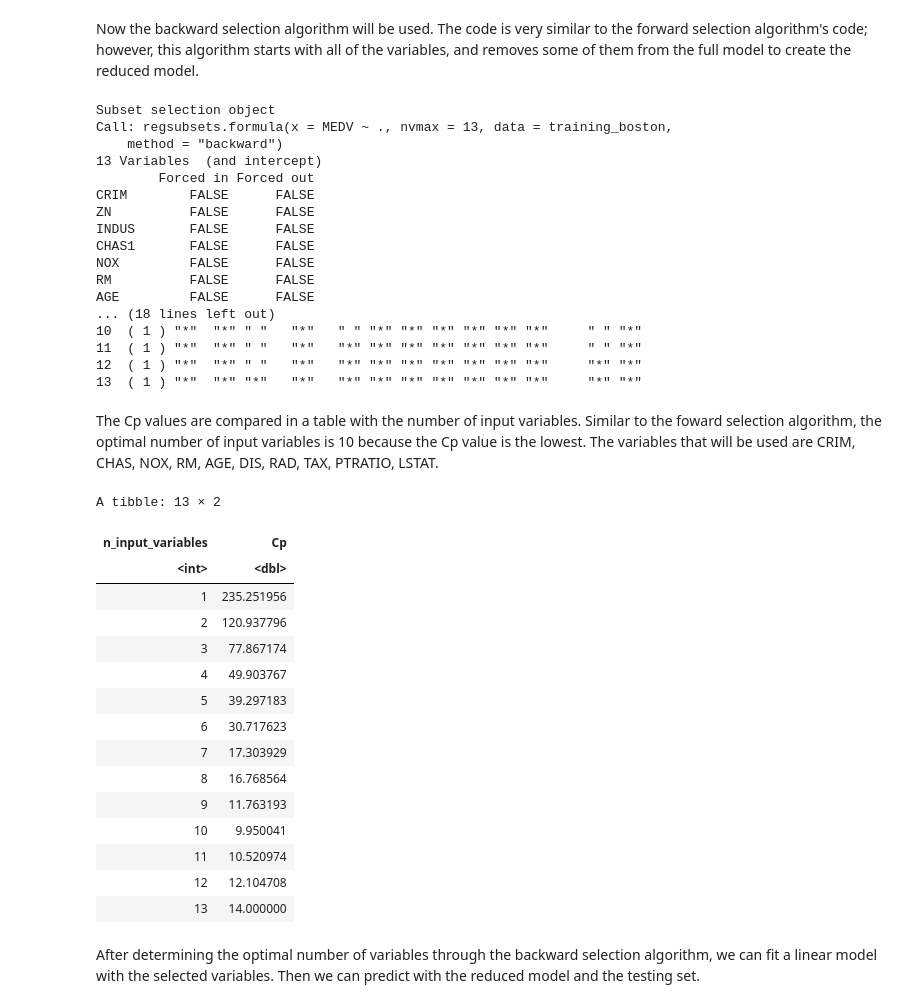
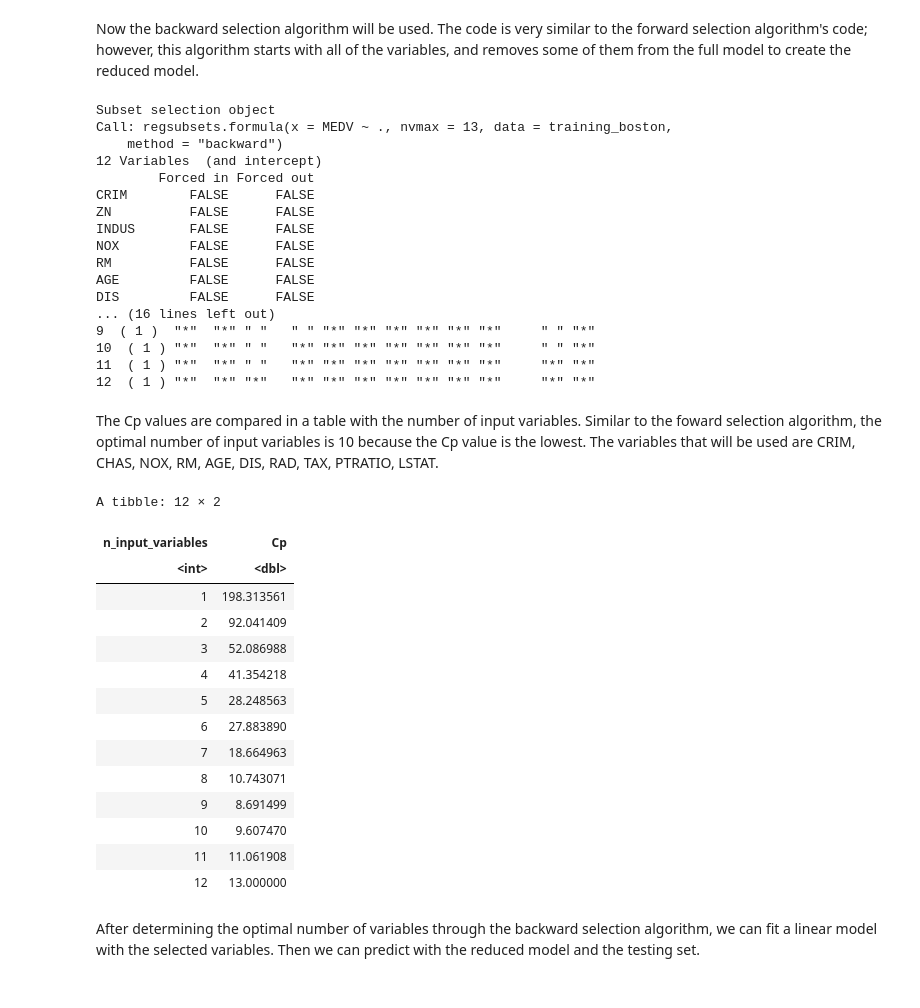
Before and after one commit to tanaytk21/stat301, a Jupyter notebook: Group_Project.ipynb, the cells around one changed output. Cells and saved outputs as stored; diff of their text form; code cells hidden in the pictures.

```diff
--- a/Group_Project.ipynb
+++ b/Group_Project.ipynb
@@ -98 +138,3 @@ A tibble: 6 × 14
+# %%
+boston_data <- boston_data %>% select(-CHAS)
 # %% [markdown]
@@ -100,6 +142,5 @@ The dataset has missing entries (NA) which we will remove from the dataset. The
 # %%
 boston_data <- na.omit(boston_data)
-boston_data$CHAS <- as.factor(boston_data$CHAS)
 # %% [markdown]
 ## 3. Method
 # %% [markdown]
@@ -242,45 +282,44 @@ boston_backward_sel
 Subset selection object
 Call: regsubsets.formula(x = MEDV ~ ., nvmax = 13, data = training_boston,
     method = "backward")
-13 Variables  (and intercept)
+12 Variables  (and intercept)
         Forced in Forced out
 CRIM        FALSE      FALSE
 ZN          FALSE      FALSE
 INDUS       FALSE      FALSE
-CHAS1       FALSE      FALSE
 NOX         FALSE      FALSE
 RM          FALSE      FALSE
 AGE         FALSE      FALSE
-... (18 lines left out)
-10  ( 1 ) "*"  "*" " "   "*"   " " "*" "*" "*" "*" "*" "*"     " " "*"
-11  ( 1 ) "*"  "*" " "   "*"   "*" "*" "*" "*" "*" "*" "*"     " " "*"
-12  ( 1 ) "*"  "*" " "   "*"   "*" "*" "*" "*" "*" "*" "*"     "*" "*"
-13  ( 1 ) "*"  "*" "*"   "*"   "*" "*" "*" "*" "*" "*" "*"     "*" "*"
+DIS         FALSE      FALSE
+... (16 lines left out)
+9  ( 1 )  "*"  "*" " "   " " "*" "*" "*" "*" "*" "*"     " " "*"
+10  ( 1 ) "*"  "*" " "   "*" "*" "*" "*" "*" "*" "*"     " " "*"
+11  ( 1 ) "*"  "*" " "   "*" "*" "*" "*" "*" "*" "*"     "*" "*"
+12  ( 1 ) "*"  "*" "*"   "*" "*" "*" "*" "*" "*" "*"     "*" "*"
 # %% [markdown]
 The Cp values are compared in a table with the number of input variables. Similar to the foward selection algorithm, the optimal number of input variables is 10 because the Cp value is the lowest. The variables that will be used are CRIM, CHAS, NOX, RM, AGE, DIS, RAD, TAX, PTRATIO, LSTAT.
 # %%
 boston_backward_df <- tibble(
-    n_input_variables = 1:13,
+    n_input_variables = 1:12,
     Cp = boston_backward_sel$cp
 )
 boston_backward_df
 # %% [output]
-A tibble: 13 × 2
+A tibble: 12 × 2
 | n_input_variables | Cp |
 | <int> | <dbl> |
-| 1 | 235.251956 |
-| 2 | 120.937796 |
-| 3 | 77.867174 |
-| 4 | 49.903767 |
-| 5 | 39.297183 |
-| 6 | 30.717623 |
-| 7 | 17.303929 |
-| 8 | 16.768564 |
-| 9 | 11.763193 |
-| 10 | 9.950041 |
-| 11 | 10.520974 |
-| 12 | 12.104708 |
-| 13 | 14.000000 |
+| 1 | 198.313561 |
+| 2 | 92.041409 |
+| 3 | 52.086988 |
+| 4 | 41.354218 |
+| 5 | 28.248563 |
+| 6 | 27.883890 |
+| 7 | 18.664963 |
+| 8 | 10.743071 |
+| 9 | 8.691499 |
+| 10 | 9.607470 |
+| 11 | 11.061908 |
+| 12 | 13.000000 |
 # %% [markdown]
 After determining the optimal number of variables through the backward selection algorithm, we can fit a linear model with the selected variables. Then we can predict with the reduced model and the testing set.
 # %%
```
Also changed, not shown: parts of 26 cells of this notebook.
